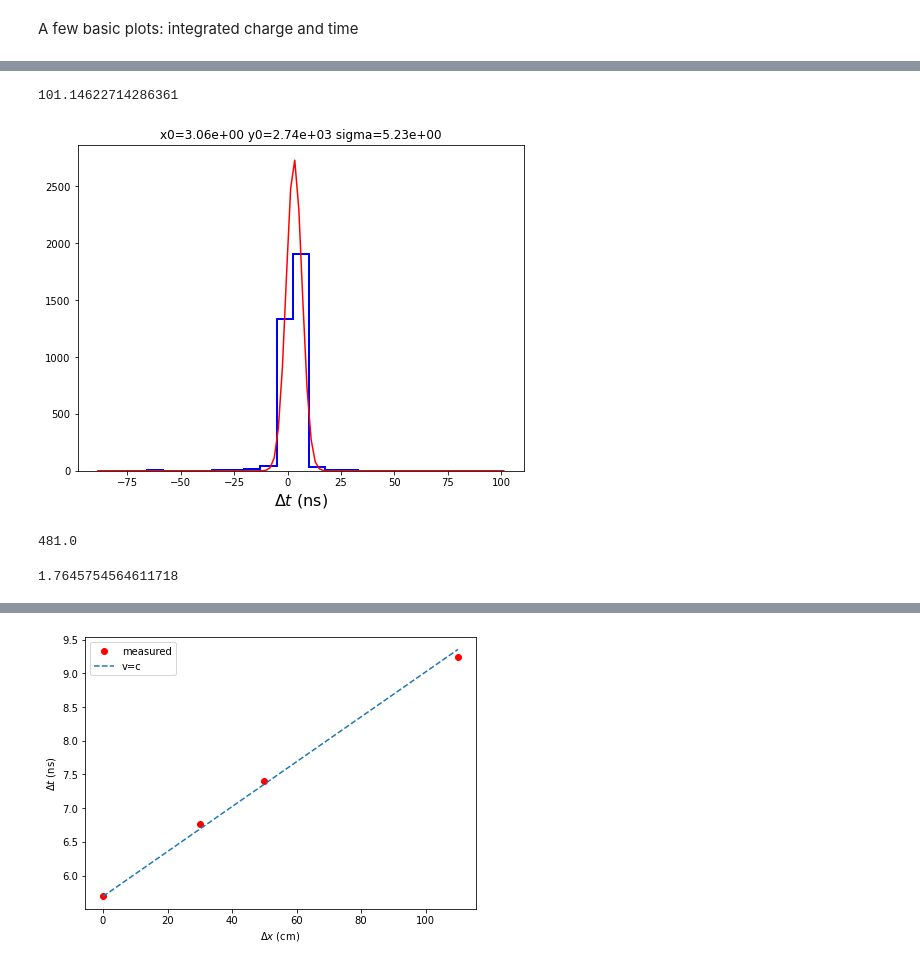
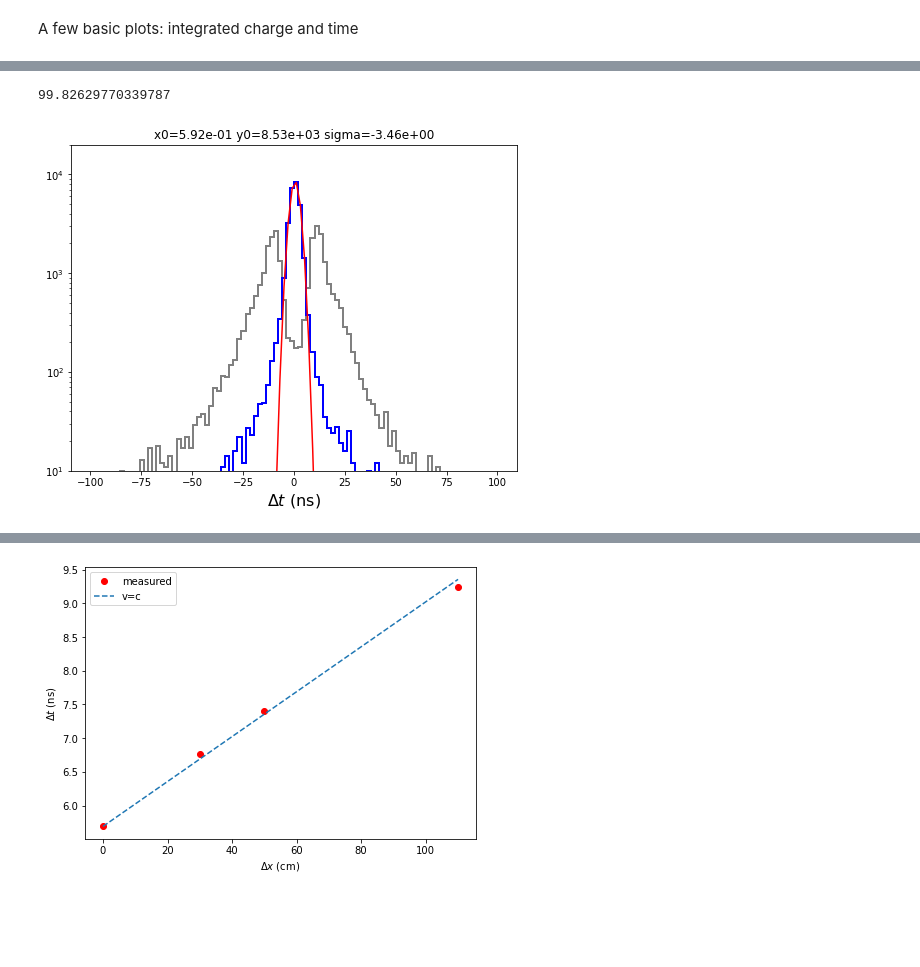
Before and after one commit to acolijn/DT5550_DAQ, a Jupyter notebook: analysis/decode_example.ipynb, the cells around one changed output, grey strips where cells are left out. Cells and saved outputs as stored; diff of their text form; code cells hidden in the pictures; blank space fills up the shorter version.

```diff
--- a/analysis/decode_example.ipynb
+++ b/analysis/decode_example.ipynb
@@ -131,44 +147,43 @@ from scipy.optimize import curve_fit
 
 plt.figure(figsize=(8,6))
 
+dt_nocorr = (t0-t1)
+dt_nocorr = dt_nocorr[abs(dt_nocorr)<100]
+
 dt = (t0c-t1c)
-dt = dt[abs(dt-5)<100]
+dt = dt[abs(dt)<100]
 
-bins = 25
+bins = 100
 y, xe  = np.histogram(dt,bins=bins)
 x = .5 * (xe[:-1] + xe[1:])
 print(xe[-1])
 
 # Function to be fitted
 def gauss(x, x0, y0, sigma):
     p = [x0, y0, sigma]
     return p[1]* np.exp(-((x-p[0])/p[2])**2)
 
 # Initialization parameters
 p0 = [1., 1., 1.]
 # Fit the data with the function
 fit, tmp = curve_fit(gauss, x, y, p0=p0)
 
 # Plot the results
 plt.title('x0=%.2e y0=%.2e sigma=%.2e' % (fit[0], fit[1], fit[2]))
 # Data
+plt.hist(dt_nocorr,bins=bins, histtype='step',linewidth=2,color='grey')
 plt.hist(dt,bins=bins,histtype='step',linewidth=2,color='blue')
+
 #plt.plot(x, y, drawstyle='steps', color='blue',linewidth=2)
 # Fitted function
 x_fine = np.linspace(xe[0], xe[-1], 100)
 plt.plot(x_fine, gauss(x_fine, fit[0], fit[1], fit[2]), 'r-')
 
 plt.xlabel('$\Delta t$ (ns)',fontsize=16)
+plt.yscale('log')
+plt.ylim(10,20000)
 
 plt.savefig('Gaussian_fit.png')
 # %% [output]
-101.14622714286361
+99.82629770339787
-[figure, old version]
+[figure, new version]
-# %%
-E0[0]
-# %% [output]
-481.0
-# %%
-np.sqrt(dt[abs(dt-2.64)<10].var())/np.sqrt(2)
-# %% [output]
-1.7645754564611718
```
Also changed, not shown: parts of 10 cells of this notebook, 4 other files.
